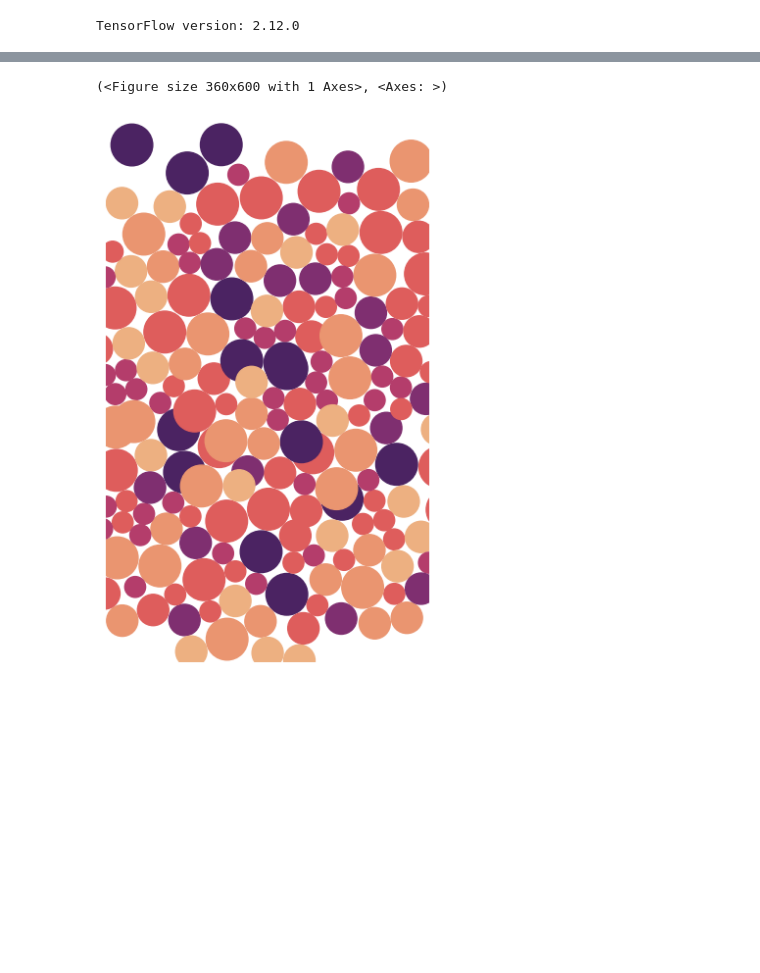
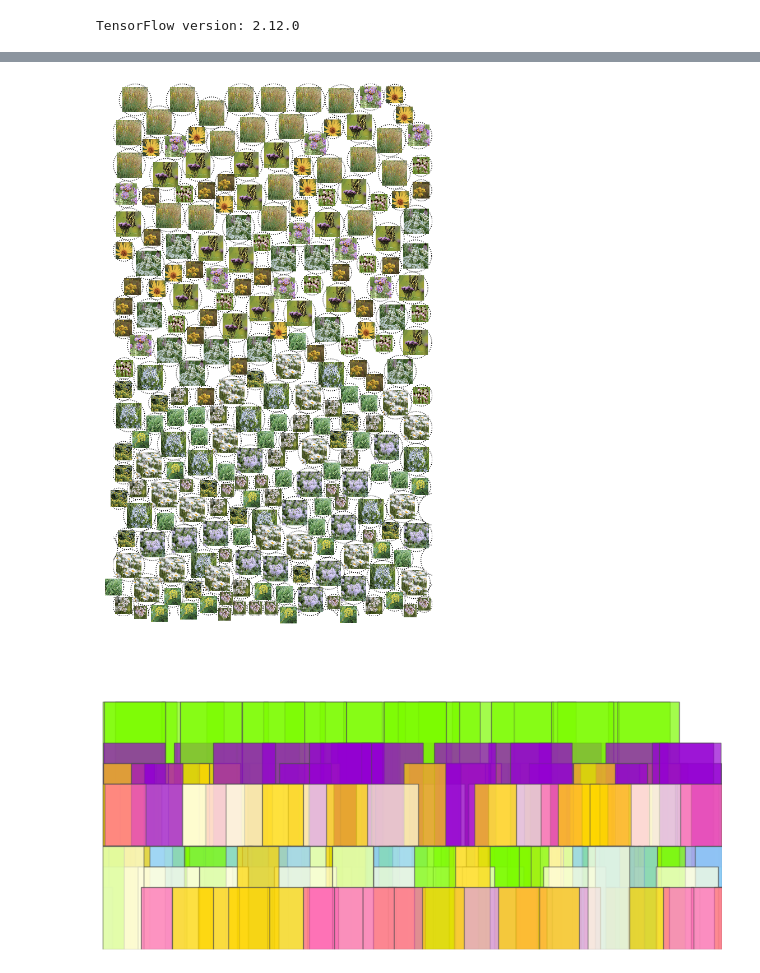
Before and after one commit to EHopper/garden_planner, a Jupyter notebook: garden_plan_tf.ipynb, the cells around one changed output, grey strips where cells are left out. Drawn from its saved outputs; the diff is of its cells as text; code cells hidden in the pictures; blank space fills up the shorter version.

```diff
--- a/garden_plan_tf.ipynb
+++ b/garden_plan_tf.ipynb
@@ -47,7 +47,7 @@ def load_csv():
     for col in timecols: df[col] = pd.to_numeric(df[col])
 
     df['item'] = df['plant'].apply(lambda x: clean_str(x))
-    df.set_index('item', inplace=True)
+    df = df.set_index('item').drop(['dianthus', 'anemone'])
     return df
 
 def clean_str(s):
@@ -167,7 +167,6 @@ def plot_garden(items, xy, df_inventory, dims, figsize=10, plot_sideview=True):
         plot_plant(item, xy[i, 0], xy[i, 1], f, ax)
     if plot_sideview:
         plot_garden_sideview(items, xy, width=dims[0], figsize_x=f.get_size_inches()[1])
-        f, ax = plot_garden_base(dims, 3)
 
 def make_animation(pics_dir):
     if pics_dir[-1] == '/': pics_dir = pics_dir[:-1]
@@ -264,11 +266,12 @@ def run_gradient_descent(items, df_inventory, dims, xy):
         print(f'Step {i:>6}: {score.numpy():>16,.2f}')
         f, ax = scatter_heights(items, tf_xy.numpy(), df_inventory, dims, 6)
         ax.text(dims[0]/2, dims[1]/2, f'Step {i:>6}: {score.numpy():>16,.2f}', ha='center', va='center', fontweight='bold', fontsize=16)
-        plt.savefig(f'{logdir}/step{i}.png')
+        plt.savefig(f'{logdir}/step{i}_{epsilon}.png')
         plt.close()
     def run_optimise_loop(tf_xy, weights, n_steps, epsilon):
-        opt = tf.keras.optimizers.Adam(learning_rate=epsilon/10)
+        opt = tf.keras.optimizers.Adam(learning_rate=epsilon)
         score = suboptimalness_wrapper(weights)()
+        record_step(-1, score)
         comp_score = score
         for i in range(n_steps):
             xy_old = np.copy(tf_xy)
@@ -291,15 +294,19 @@ def run_gradient_descent(items, df_inventory, dims, xy):
 
     # Optimisation things
     def out_of_bounds():
-                below_zero = tf.reduce_sum(tf.nn.relu([[r] for r in radii] - tf_xy))
-                above_max = tf.reduce_sum(tf.nn.relu(tf_xy - (np.array(dims) - [[r] for r in radii])))
-                return (below_zero + above_max)
+        below_zero = tf.reduce_sum(tf.nn.relu([[r] for r in radii] - tf_xy))
+        above_max = tf.reduce_sum(tf.nn.relu(tf_xy - (np.array(dims) - [[r] for r in radii])))
+        return (below_zero + above_max) ** 2
     def circles_dont_overlap():
         cr = combi_radii
         np.fill_diagonal(cr, 0)
         # want the sum of the two radii <= pairwise distance
         # and use relu to set all negative numbers (i.e. dist > radii) to zero
         return tf.reduce_sum(tf.nn.relu(cr - pairwise_dist_tf(tf_xy, tf_xy))) ** 2
+    def fill_box():
+        adjacent_to_zero = tf.reduce_min(tf.math.abs([[r] for r in radii] - tf_xy, 0))
+        adjacent_to_max = tf.reduce_min(tf.math.abs(tf_xy - (np.array(dims) - [[r] for r in radii])))
+        return tf.reduce_sum(adjacent_to_zero + adjacent_to_max)
 
     # Set up directory for images
     logdir = "logs/plots/" + datetime.now().strftime("%Y%m%d-%H%M%S")
@@ -308,19 +315,20 @@ def run_gradient_descent(items, df_inventory, dims, xy):
     radii, combi_radii, heights = break_apart_inventory(items, df_inventory)
     tf_xy = tf.Variable(xy, dtype='float64')
 
-    # Stage Two
-    tf_xy = run_optimise_loop(
-        n_steps = int(1e5), epsilon = 1e-1,  tf_xy=tf_xy,
-        weights={out_of_bounds: 10, circles_dont_overlap: 1}
-    )
-
+    for epsilon in np.logspace(-1, -6, 10):
+        tf_xy = run_optimise_loop(
+            n_steps = int(1e5), epsilon = epsilon,  tf_xy=tf_xy,
+            weights={fill_box: 1, circles_dont_overlap: 1, out_of_bounds: 1}
+        )
     make_animation(logdir)
 
     return tf_xy.numpy()
 # %%
 df_inventory = load_csv()
 dims = (15, 25);
-items, xy = create_initial_plan(10, df_inventory, dims)
-scatter_heights(items, xy, df_inventory, dims, 6)
+items, xy = create_initial_plan(
+    n_types=15, dims=dims,
+    df_inventory=df_inventory[(df_inventory['sun'] == True) & (df_inventory['medium'] == True)],
+    )
 xy_new = run_gradient_descent(items, df_inventory, dims, xy)
 # %% [output]
@@ -345,6 +352,5 @@ Step   1913:           431.59
 # %%
-
-scatter_heights(items, xy_new, df_inventory, dims, 6)
+plot_garden(items, xy_new, df_inventory, dims, figsize=10, plot_sideview=True)
 # %% [output]
-(<Figure size 360x600 with 1 Axes>, <Axes: >)
-[figure, old version]
+[figure, new version]
+[figure, added]
```
Also changed, not shown: parts of 3 cells of this notebook.
